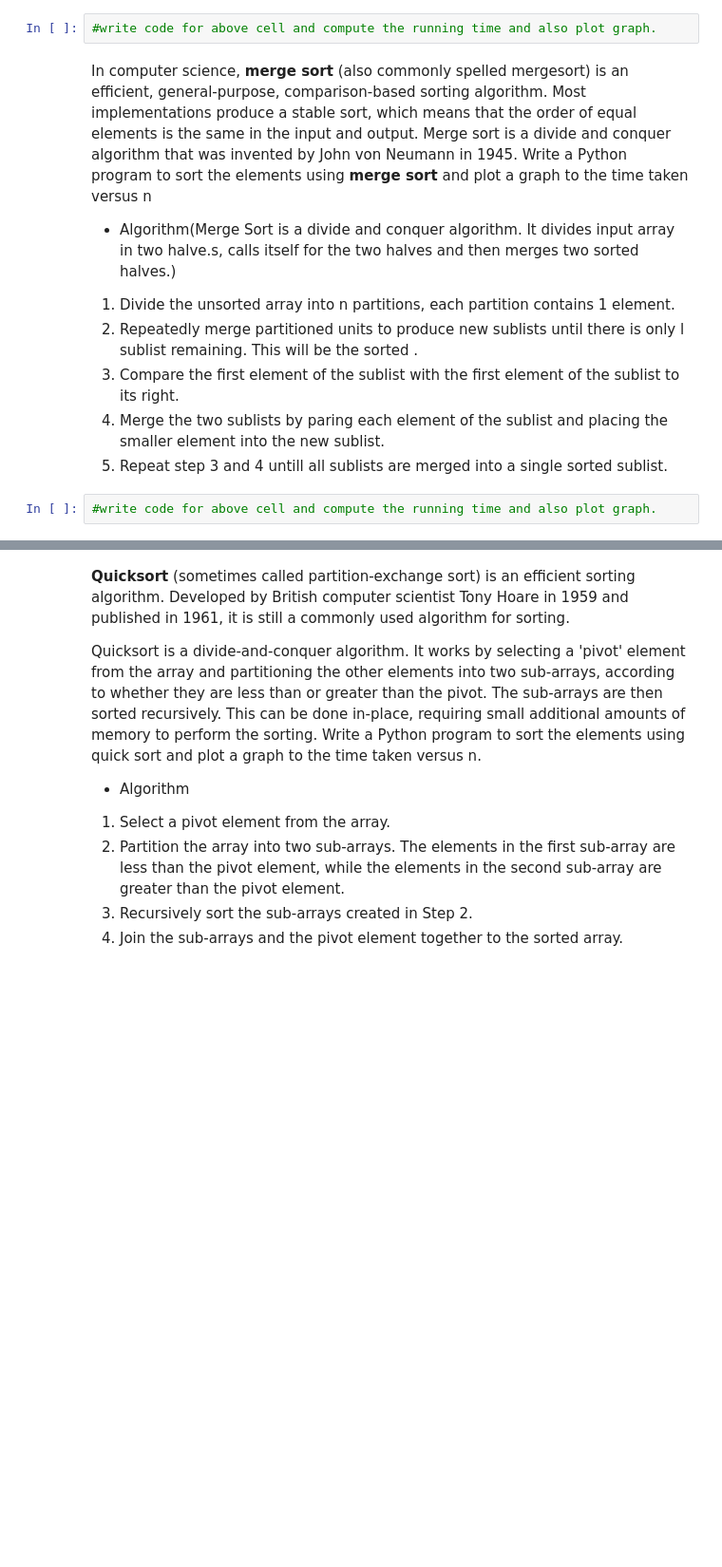
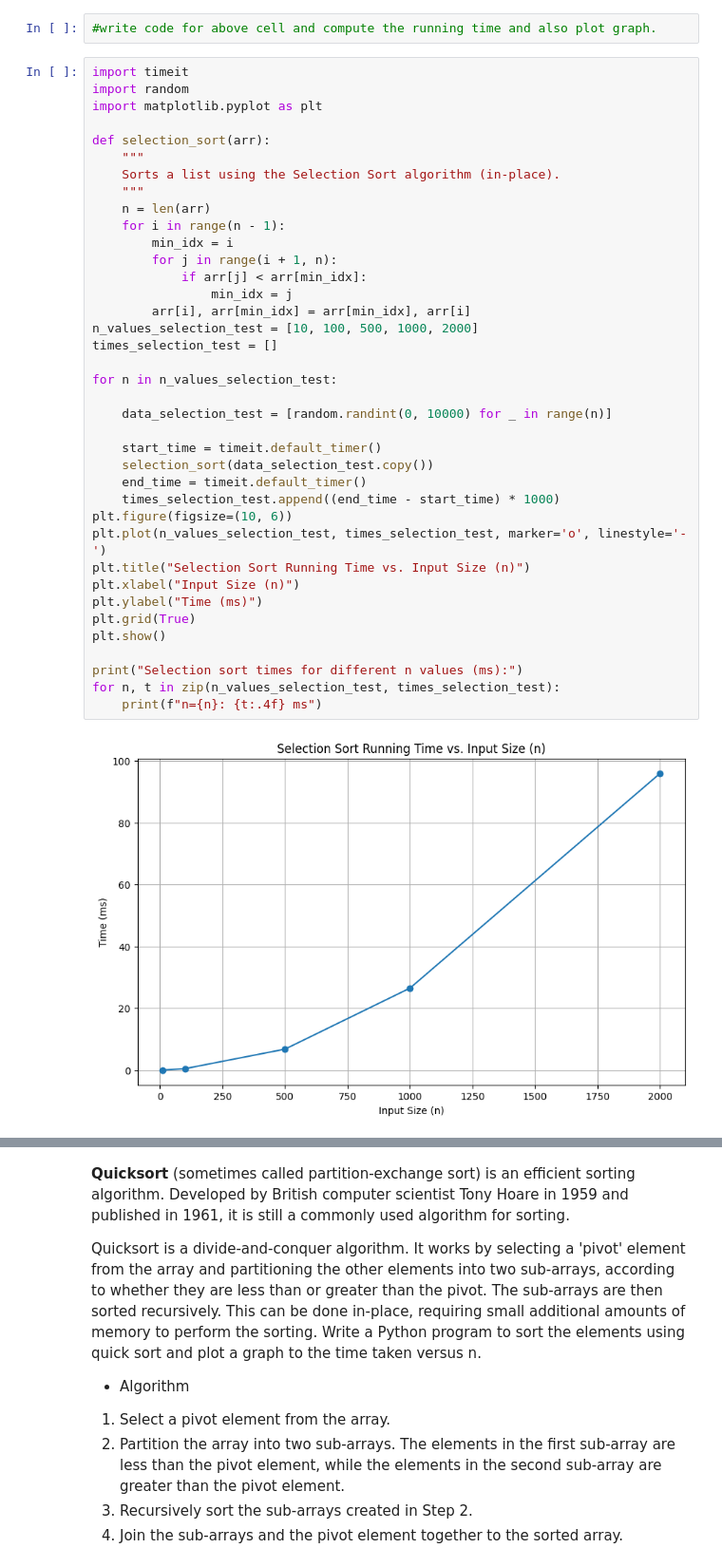
Before and after one commit to Sameer240725/ALGORITHM-LAB, a Jupyter notebook: Lab_5.ipynb, the cells around one changed output, grey strips where cells are left out. Shown at 95% size. Drawn from its saved outputs; the diff is of its cells as text; blank space fills up the shorter version.

```diff
--- a/Lab_5.ipynb
+++ b/Lab_5.ipynb
@@ -14,14 +14,43 @@ Write a python program to perform **selection sort**.
 * Step 5: Print the sorted list.
 # %%
 #write code for above cell and compute the running time and also plot graph.
-# %% [markdown]
-In computer science, **merge sort** (also commonly spelled mergesort) is an efficient, general-purpose, comparison-based sorting algorithm. Most implementations produce a stable sort, which means that the order of equal elements is the same in the input and output. Merge sort is a divide and conquer algorithm that was invented by John von Neumann in 1945.
-Write a Python program to sort the elements using **merge sort** and plot a graph to the time taken versus n
-- Algorithm(Merge Sort is a divide and conquer algorithm. It divides	input array in two halve.s, calls itself for the two halves and then merges two sorted halves.)
-1.	Divide the unsorted array into n partitions, each	partition contains 1 element.
-2.	Repeatedly merge partitioned units to produce	new sublists until there is only l sublist remaining. This will be the sorted	.
-3.	Compare the first element of the sublist with the first element of the sublist to its right.
-4.	Merge the two sublists by	paring each element of the sublist and placing the smaller element into the	new sublist.
-5.	Repeat step 3 and 4 untill	all sublists are merged into a single sorted sublist.
-# %%
-#write code for above cell and compute the running time and also plot graph.
+# %%
+import timeit
+import random
+import matplotlib.pyplot as plt
+
+def selection_sort(arr):
+    """
+    Sorts a list using the Selection Sort algorithm (in-place).
+    """
+    n = len(arr)
+    for i in range(n - 1):
+        min_idx = i
+        for j in range(i + 1, n):
+            if arr[j] < arr[min_idx]:
+                min_idx = j
+        arr[i], arr[min_idx] = arr[min_idx], arr[i]
+n_values_selection_test = [10, 100, 500, 1000, 2000]
+times_selection_test = []
+
+for n in n_values_selection_test:
+
+    data_selection_test = [random.randint(0, 10000) for _ in range(n)]
+
+    start_time = timeit.default_timer()
+    selection_sort(data_selection_test.copy())
+    end_time = timeit.default_timer()
+    times_selection_test.append((end_time - start_time) * 1000)
+plt.figure(figsize=(10, 6))
+plt.plot(n_values_selection_test, times_selection_test, marker='o', linestyle='-')
+plt.title("Selection Sort Running Time vs. Input Size (n)")
+plt.xlabel("Input Size (n)")
+plt.ylabel("Time (ms)")
+plt.grid(True)
+plt.show()
+
+print("Selection sort times for different n values (ms):")
+for n, t in zip(n_values_selection_test, times_selection_test):
+    print(f"n={n}: {t:.4f} ms")
+# %% [output]
+[figure, added]
```
Also changed, not shown: parts of 6 cells of this notebook.
